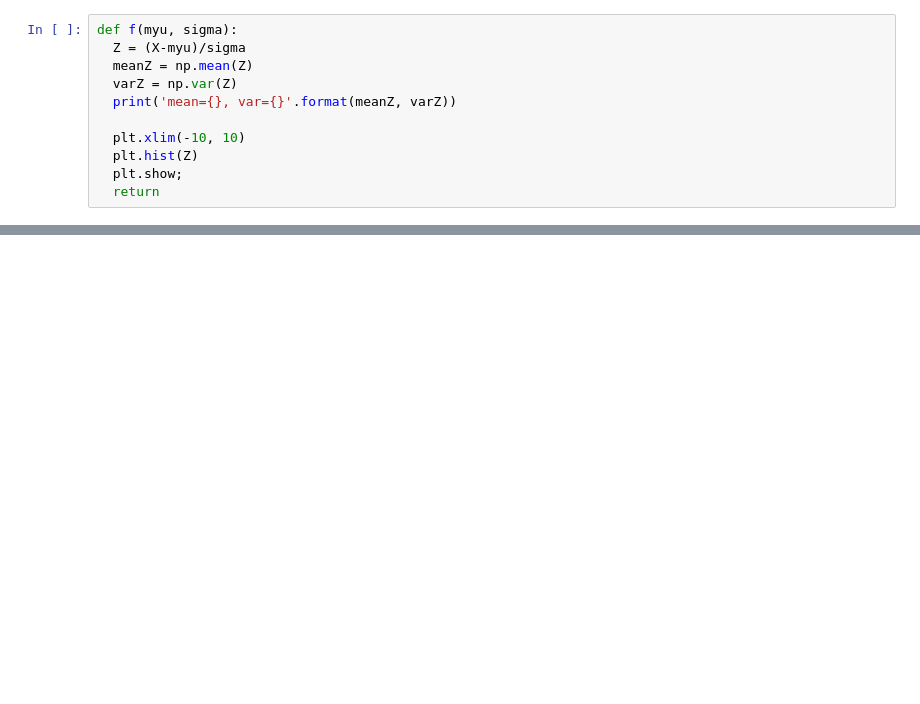
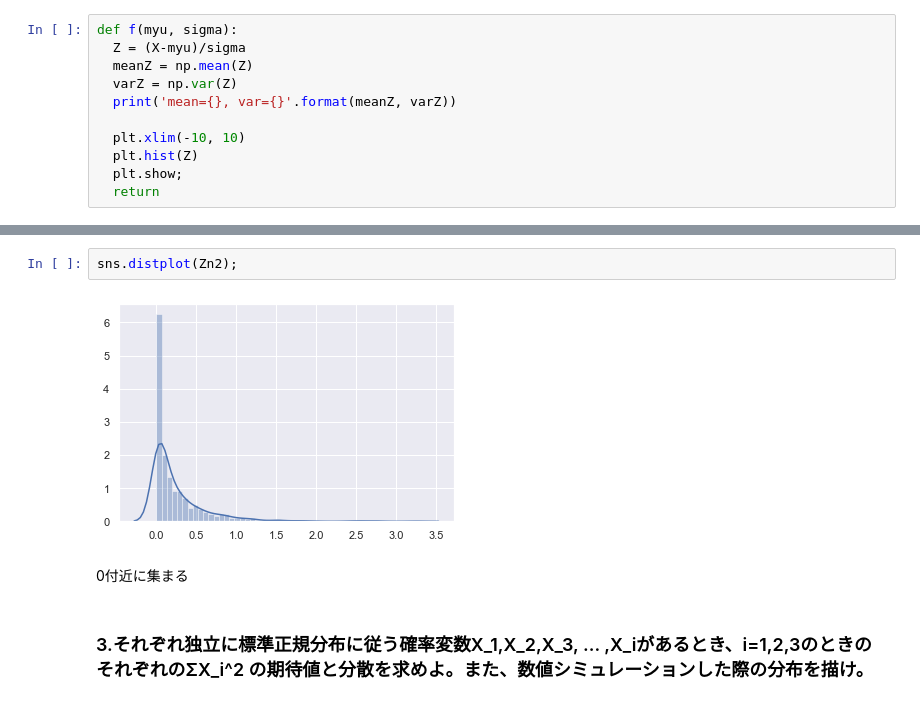
Before and after one commit to RTstudy/StatisticsStudy, a Jupyter notebook: exercise_03/exercise_03-2_matsudo840.ipynb, the cells around one changed output, grey strips where cells are left out. Saved outputs shown, nothing was run; the diff lists cells and outputs as text; blank space fills up the shorter version.

```diff
--- a/exercise_03/exercise_03-2_matsudo840.ipynb
+++ b/exercise_03/exercise_03-2_matsudo840.ipynb
@@ -79,0 +120,8 @@ interactive(children=(FloatSlider(value=0.0, description='myu', max=7.0, min=-7.
+# %%
+sns.distplot(Zn2);
+# %% [output]
+[figure, added]
+# %% [markdown]
+0付近に集まる
+# %% [markdown]
+### 3.それぞれ独立に標準正規分布に従う確率変数X_1,X_2,X_3, ... ,X_iがあるとき、i=1,2,3のときのそれぞれのΣX_i^2 の期待値と分散を求めよ。また、数値シミュレーションした際の分布を描け。
```
Also changed, not shown: parts of 21 cells of this notebook.
